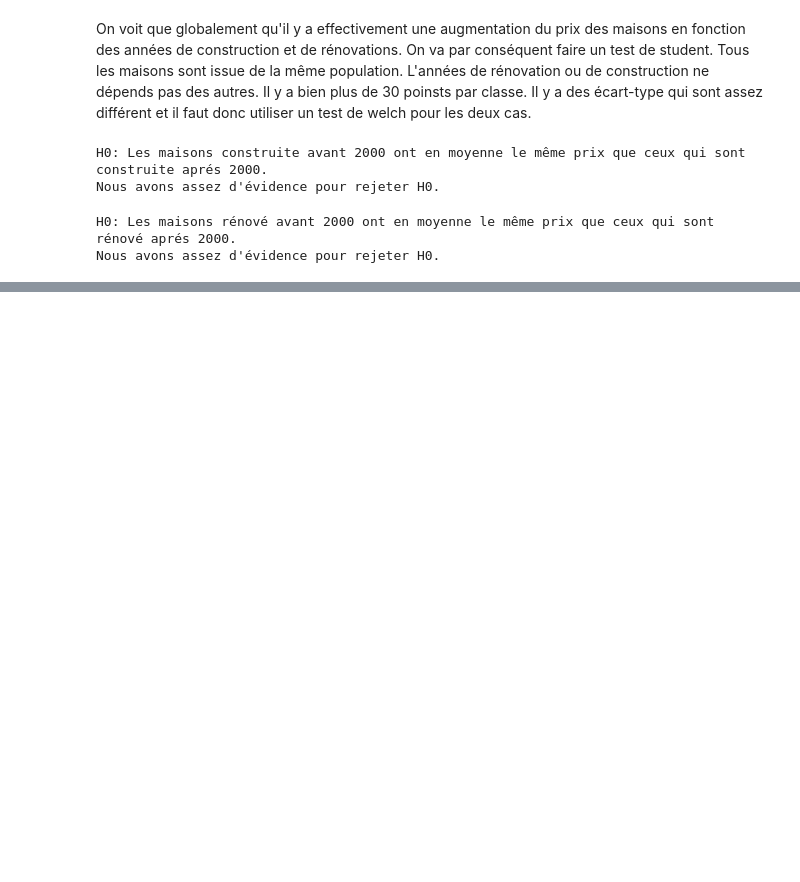
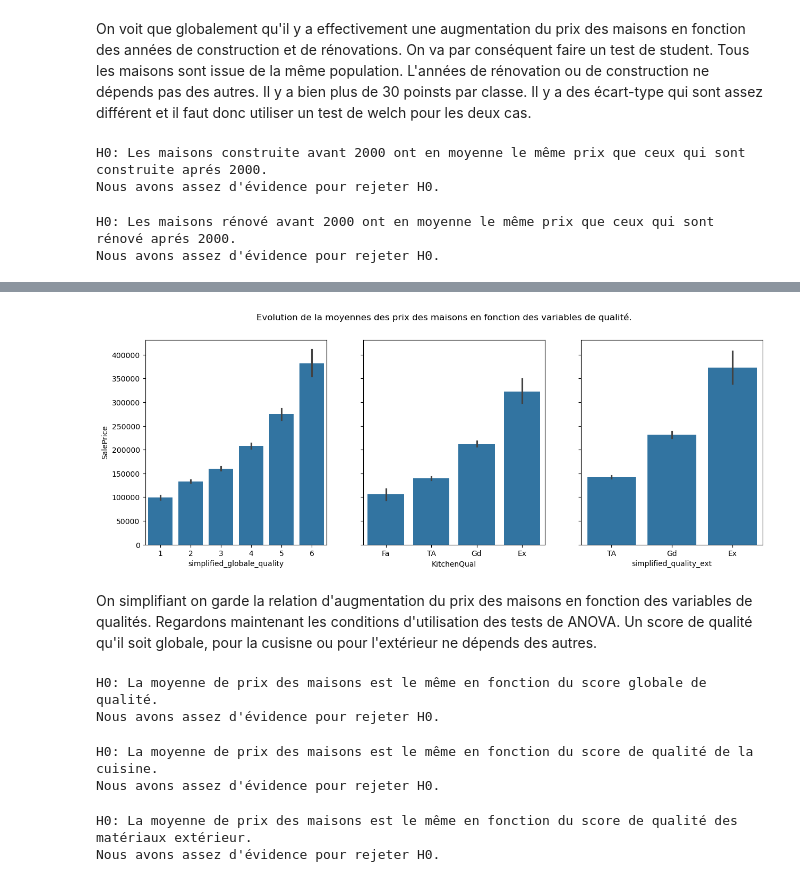
Before and after one commit to fmazur57u/Prediction_prix_immobilier, a Jupyter notebook: projet_prix_immobilier.ipynb, the cells around one changed output, grey strips where cells are left out. Cells and saved outputs as stored; diff of their text form; code cells hidden in the pictures; blank space fills up the shorter version.

```diff
--- a/projet_prix_immobilier.ipynb
+++ b/projet_prix_immobilier.ipynb
@@ -1012,0 +1025,14 @@ Comme on a rejeter H0 pour les deux variables de temps, on peut dire avec un ris
+# %%
+analyse_set["simplified_globale_quality"] = analyse_set["OverallQual"].replace(
+    {
+        (1, 2, 3, 4): 1,
+        5: 2,
+        6:3,
+        7:4,
+        8:5,
+        (9, 10):6
+    }
+)
+
+analyse_set["simplified_quality_ext"] = analyse_set["ExterQual"].replace("Fa", "TA")
+analyse_set
@@ -1012,0 +1053,55 @@ Comme on a rejeter H0 pour les deux variables de temps, on peut dire avec un ris
+# %%
+simplified_ordre_categories= ["TA", "Gd", "Ex"]
+fig, ax = plt.subplots(1, 3, sharey=True)
+fig.set_size_inches(15, 5)
+plt.suptitle("Evolution de la moyennes des prix des maisons en fonction des variables de qualité.")
+sns.barplot(data=analyse_set, x="simplified_globale_quality", y="SalePrice", ax=ax[0])
+sns.barplot(data=analyse_set, x="KitchenQual", y="SalePrice", order = ordre_categories, ax=ax[1])
+sns.barplot(data=analyse_set, x="simplified_quality_ext", y="SalePrice", order = simplified_ordre_categories, ax=ax[2])
+plt.show()
+# %% [output]
+[figure, added]
+# %% [markdown]
+On simplifiant on garde la relation d'augmentation du prix des maisons en fonction des variables de qualités. Regardons maintenant les conditions d'utilisation des tests de ANOVA. Un score de qualité qu'il soit globale, pour la cusisne ou pour l'extérieur ne dépends des autres.
+# %%
+print("H0: La moyenne de prix des maisons est le même en fonction du score globale de qualité.")
+
+alpha = 0.02
+
+p_value = f_oneway(*analyse_set.groupby("simplified_globale_quality")["SalePrice"].apply(list)).pvalue
+
+if p_value < alpha:
+    print("Nous avons assez d'évidence pour rejeter H0.")
+else:
+    print("Nous n'avons pas assez d'évidences pour rejeter H0.")
+# %% [output]
+H0: La moyenne de prix des maisons est le même en fonction du score globale de qualité.
+Nous avons assez d'évidence pour rejeter H0.
+# %%
+print("H0: La moyenne de prix des maisons est le même en fonction du score de qualité de la cuisine.")
+
+alpha = 0.02
+
+p_value = f_oneway(*analyse_set.groupby("KitchenQual")["SalePrice"].apply(list)).pvalue
+
+if p_value < alpha:
+    print("Nous avons assez d'évidence pour rejeter H0.")
+else:
+    print("Nous n'avons pas assez d'évidences pour rejeter H0.")
+# %% [output]
+H0: La moyenne de prix des maisons est le même en fonction du score de qualité de la cuisine.
+Nous avons assez d'évidence pour rejeter H0.
+# %%
+print("H0: La moyenne de prix des maisons est le même en fonction du score de qualité des matériaux extérieur.")
+
+alpha = 0.02
+
+p_value = f_oneway(*analyse_set.groupby("simplified_quality_ext")["SalePrice"].apply(list)).pvalue
+
+if p_value < alpha:
+    print("Nous avons assez d'évidence pour rejeter H0.")
+else:
+    print("Nous n'avons pas assez d'évidences pour rejeter H0.")
+# %% [output]
+H0: La moyenne de prix des maisons est le même en fonction du score de qualité des matériaux extérieur.
+Nous avons assez d'évidence pour rejeter H0.
```
Also changed, not shown: parts of 18 cells of this notebook.
